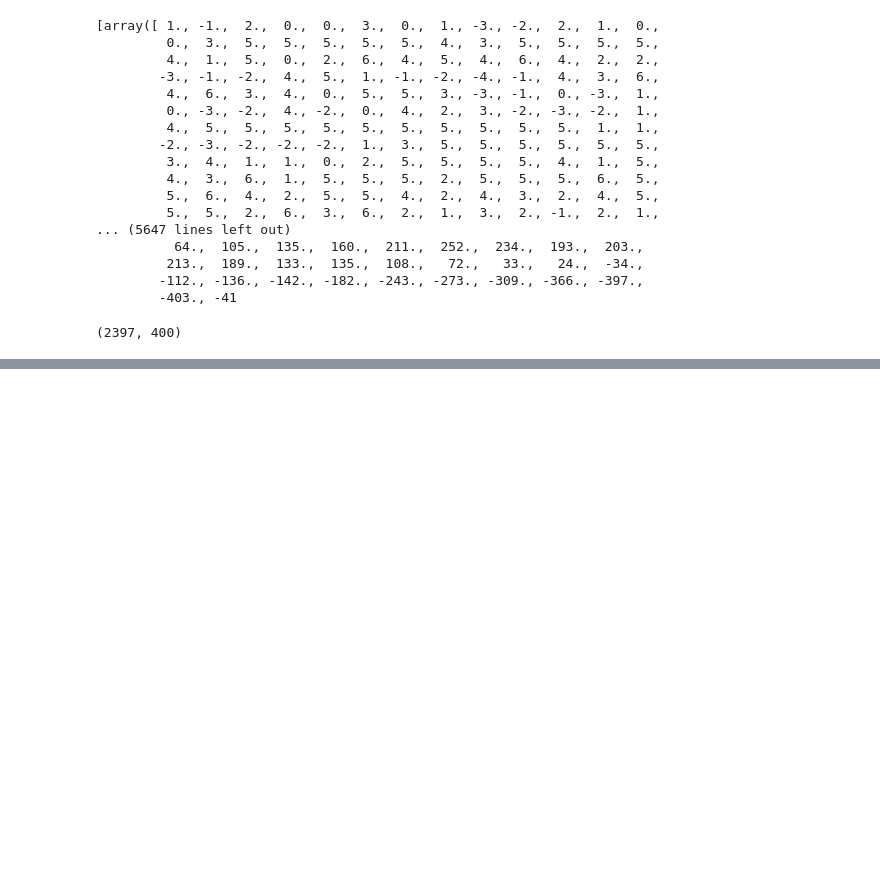
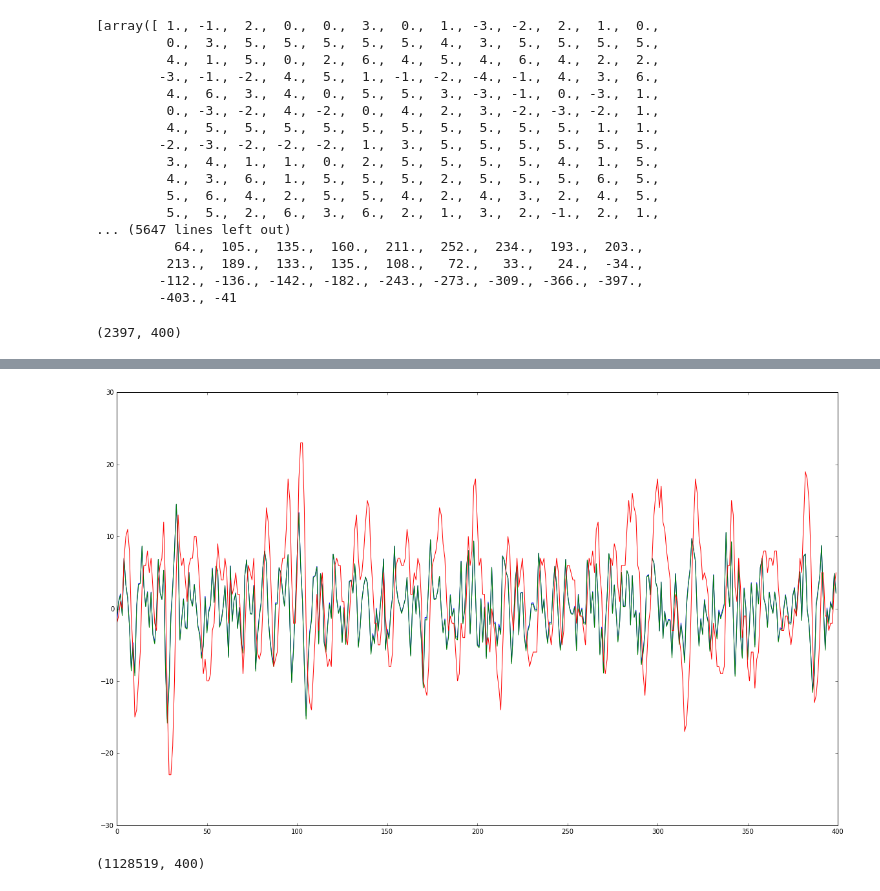
Before and after one commit to chriskamphuis/ASR, a Jupyter notebook: notebooks/Feature training 2.ipynb, the cells around one changed output, grey strips where cells are left out. Drawn from its saved outputs; the diff is of its cells as text; code cells hidden in the pictures; blank space fills up the shorter version.

```diff
--- a/notebooks/Feature training 2.ipynb
+++ b/notebooks/Feature training 2.ipynb
@@ -289,0 +331,9 @@ KeyboardInterrupt:
+# %%
+plt.figure(figsize=(20,12))
+
+plt.plot(np.arange(400), y_pred[0].squeeze() * Y.std() + Y.mean())
+plt.plot(np.arange(400), Y_norm[1000000].squeeze() * Y.std() + Y.mean())
+plt.plot(np.arange(400), X_norm[1000000].squeeze() * X.std() + X.mean())
+plt.show()
+# %% [output]
+[figure, added]
@@ -289,0 +359,4 @@ KeyboardInterrupt:
+# %%
+Y.squeeze().shape
+# %% [output]
+(1128519, 400)
```
Also changed, not shown: parts of 59 cells of this notebook.
